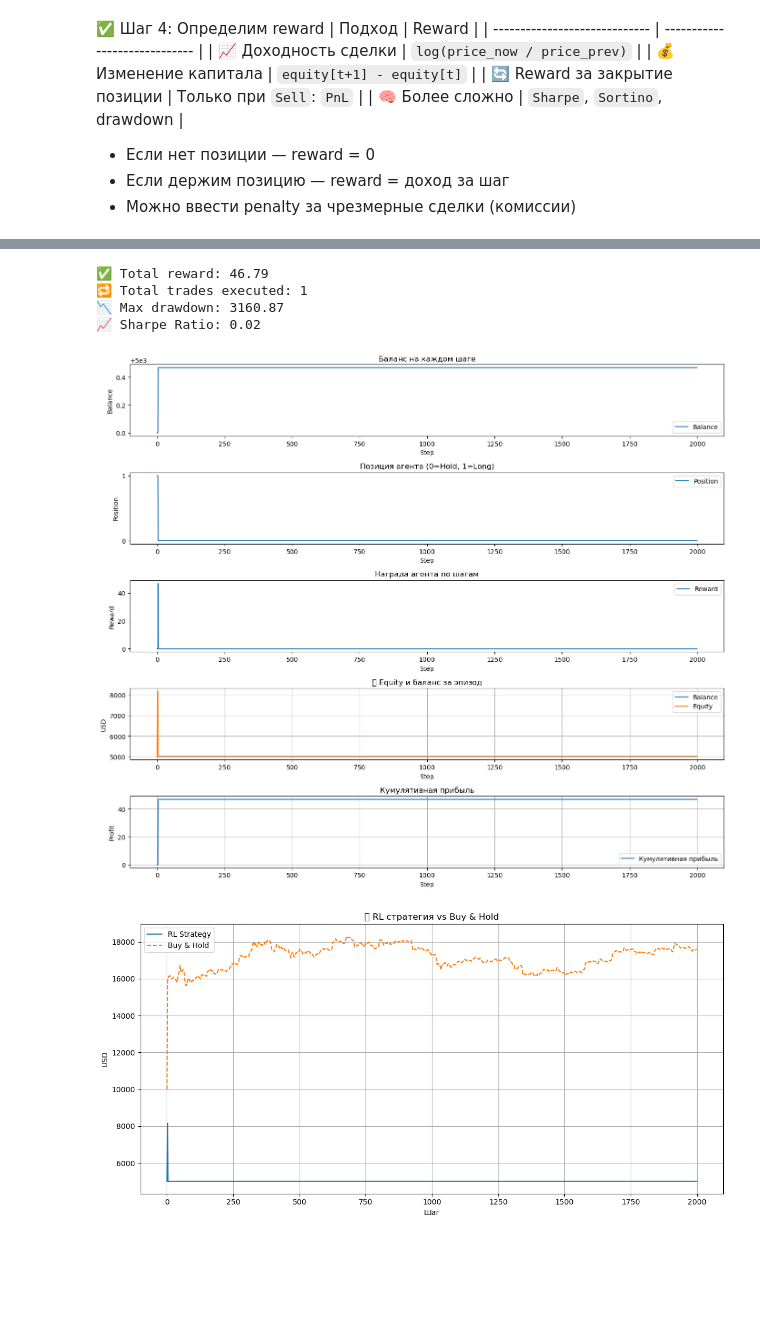
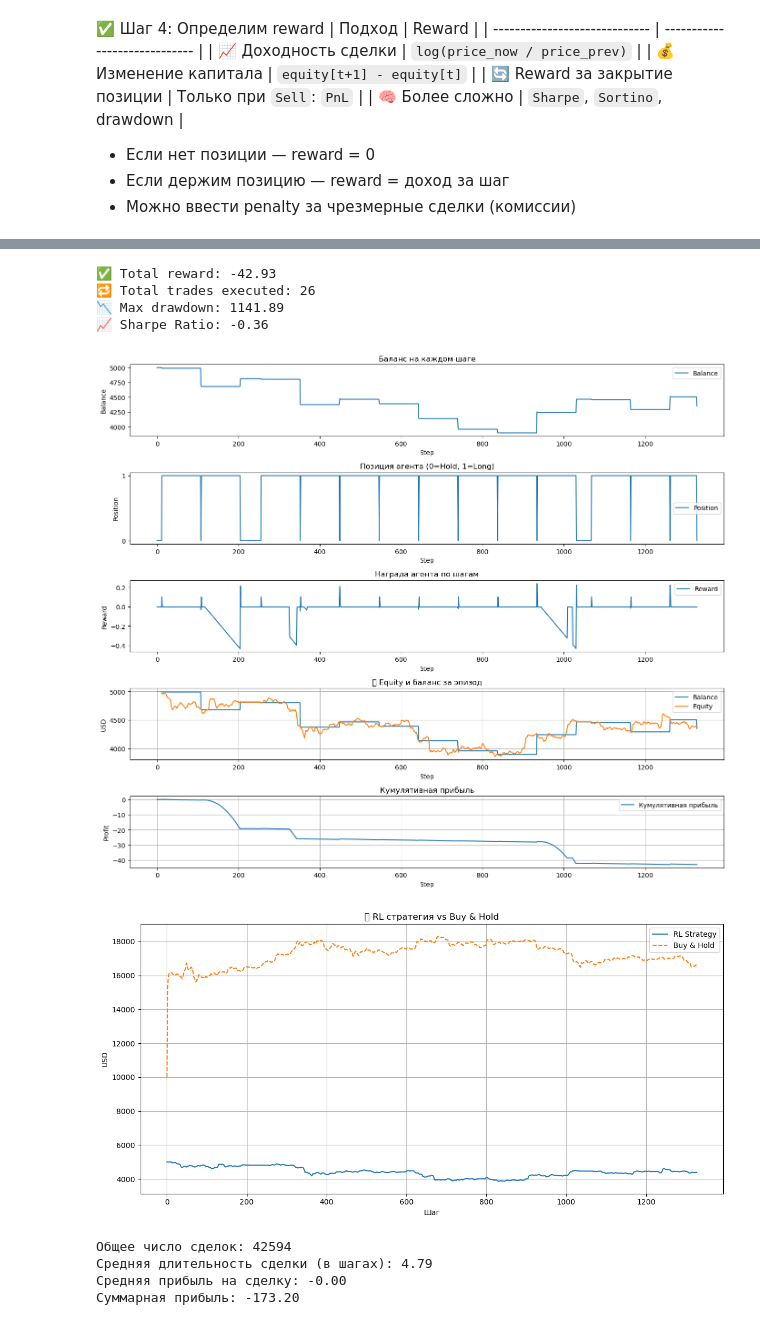
Before and after one commit to Saatarko/btc_research, a Jupyter notebook: notebooks/btc_reserch.ipynb, the cells around one changed output, grey strips where cells are left out. Cells and saved outputs as stored; diff of their text form; code cells hidden in the pictures; blank space fills up the shorter version.

```diff
--- a/notebooks/btc_reserch.ipynb
+++ b/notebooks/btc_reserch.ipynb
@@ -1422,5 +1564,5 @@ model.save("ppo_btc_trading")
 # %%
-model = PPO.load("ppo_btc_trading", env=vec_env)
+model = PPO.load("ppo_btc_trading_v11", env=vec_env)
 # %%
 obs = vec_env.reset()
 done = False
@@ -1643,38 +1801,42 @@ def analyze_episode(log_path="episode_run_log.csv", trades_info=None, df_full=No
         plt.savefig("trade_profit_hist.png")
         plt.show()
 
-        # Цена BTC с входами/выходами
-        if df_full is not None:
-            plt.figure(figsize=(14, 6))
-            plt.plot(df_full.index, df_full['Close'], label='Цена BTC', color='black', alpha=0.6)
+    # # Цена BTC с входами/выходами
+    # if df_full is not None:
+    #     plt.figure(figsize=(14, 6))
+    #     plt.plot(df_full.index, df_full['Close'], label='Цена BTC', color='black', alpha=0.6)
 
-            for trade in trades_info:
-                entry = trade['entry_step']
-                exit_ = trade['exit_step']
-                profit = trade['profit']
-                color = 'green' if profit >= 0 else 'red'
-                plt.axvline(df_full.index[entry], color=color, linestyle='--', alpha=0.5)
-                plt.axvline(df_full.index[exit_], color=color, linestyle=':', alpha=0.5)
+    #     for trade in trades_info:
+    #         entry = trade['entry_step']
+    #         exit_ = trade['exit_step']
+    #         profit = trade['profit']
+    #         color = 'green' if profit >= 0 else 'red'
+    #         plt.axvline(df_full.index[entry], color=color, linestyle='--', alpha=0.5)
+    #         plt.axvline(df_full.index[exit_], color=color, linestyle=':', alpha=0.5)
 
-            plt.title("📈 Цена BTC с точками входа/выхода")
-            plt.xlabel("Время")
-            plt.ylabel("Цена")
-            plt.grid(True)
-            plt.legend()
-            plt.tight_layout()
-            plt.savefig("btc_price_with_trades.png")
-            plt.show()
+    #     plt.title("📈 Цена BTC с точками входа/выхода")
+    #     plt.xlabel("Время")
+    #     plt.ylabel("Цена")
+    #     plt.grid(True)
+    #     plt.legend()
+    #     plt.tight_layout()
+    #     plt.savefig("btc_price_with_trades.png")
+    #     plt.show()
 # %%
-all_trades = vec_env.envs[0].trades_info
+all_trades = vec_env.envs[0].all_trades_info
 analyze_episode(
     log_path="episode_run_log.csv",
     trades_info=all_trades,
     df_full=btc_with_ta  # или df, где есть .index и 'Close'
 )
 # %% [output]
-✅ Total reward: 46.79
-🔁 Total trades executed: 1
-📉 Max drawdown: 3160.87
-📈 Sharpe Ratio: 0.02
+✅ Total reward: -42.93
+🔁 Total trades executed: 26
+📉 Max drawdown: 1141.89
+📈 Sharpe Ratio: -0.36
-[figure, old version]
+[figure, new version]
-[figure, old version]
+[figure, new version]
+Общее число сделок: 42594
+Средняя длительность сделки (в шагах): 4.79
+Средняя прибыль на сделку: -0.00
+Суммарная прибыль: -173.20
```
Also changed, not shown: parts of 18 cells of this notebook, 3 other files.
